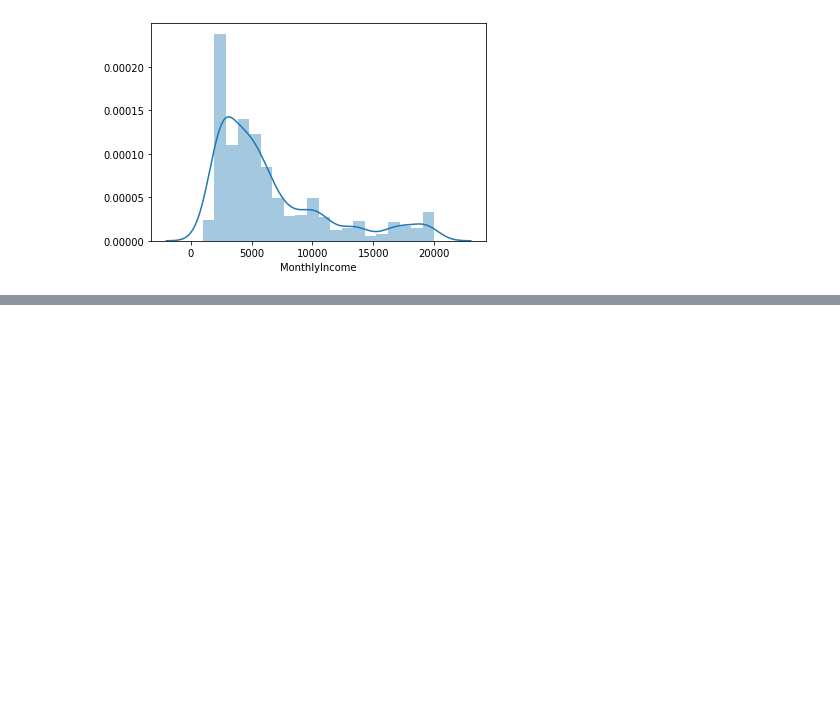
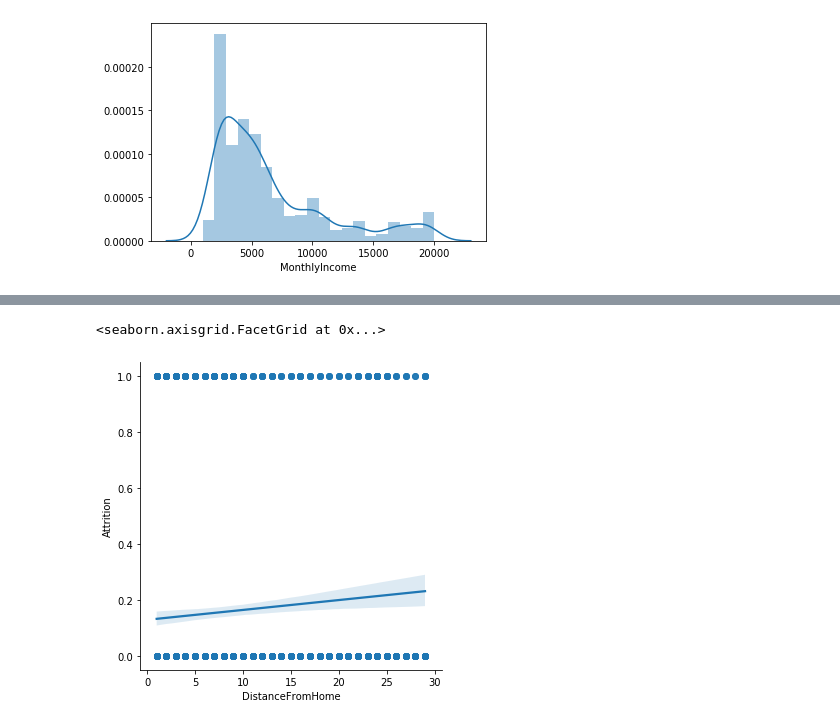
Before and after one commit to Darman09/Big_Data_DAHLEM_Romain_M2_IOT, a Jupyter notebook: DataViz.ipynb, the cells around one changed output, grey strips where cells are left out. Cells and saved outputs as stored; diff of their text form; code cells hidden in the pictures; blank space fills up the shorter version.

```diff
--- a/DataViz.ipynb
+++ b/DataViz.ipynb
@@ -254,0 +258,15 @@ KeyError: 'MonthyIncome'
+# %%
+'''
+Visualisation d’une relation linéaire
+'''
+import numpy as np
+import pandas as pd
+import matplotlib.pyplot as plt
+import seaborn as sns
+
+dfRl = pd.read_csv("data/IBM_HR_ATTRITION.csv",",",encoding='utf-8', low_memory=False)
+dfRl['Attrition'] = dfRl['Attrition'].replace('No',0).replace('Yes',1)
+sns.lmplot(x="DistanceFromHome", y="Attrition", data=dfRl)
+# %% [output]
+<seaborn.axisgrid.FacetGrid at 0x...>
+[figure, added]
```
Also changed, not shown: parts of 4 cells of this notebook.
